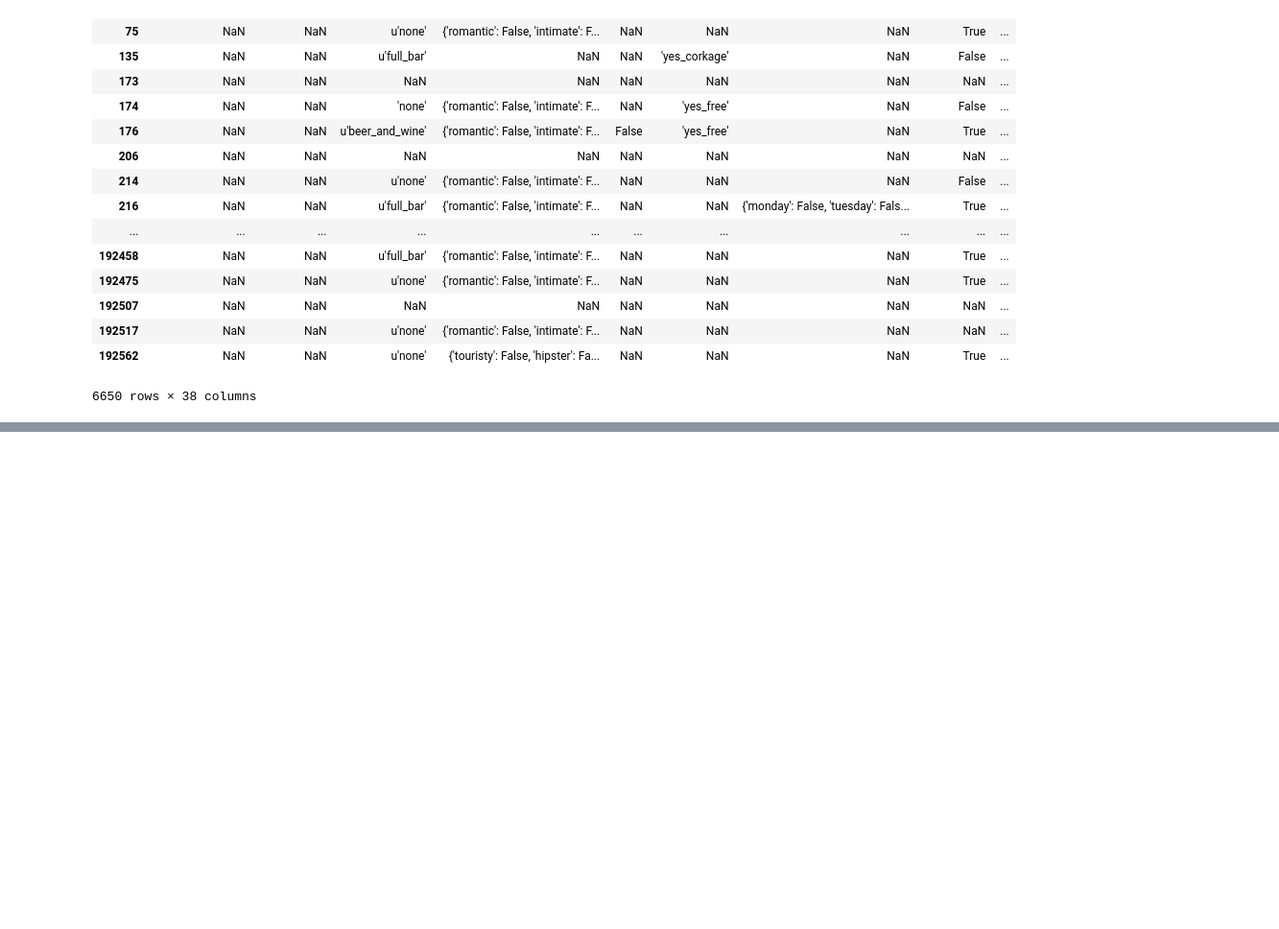
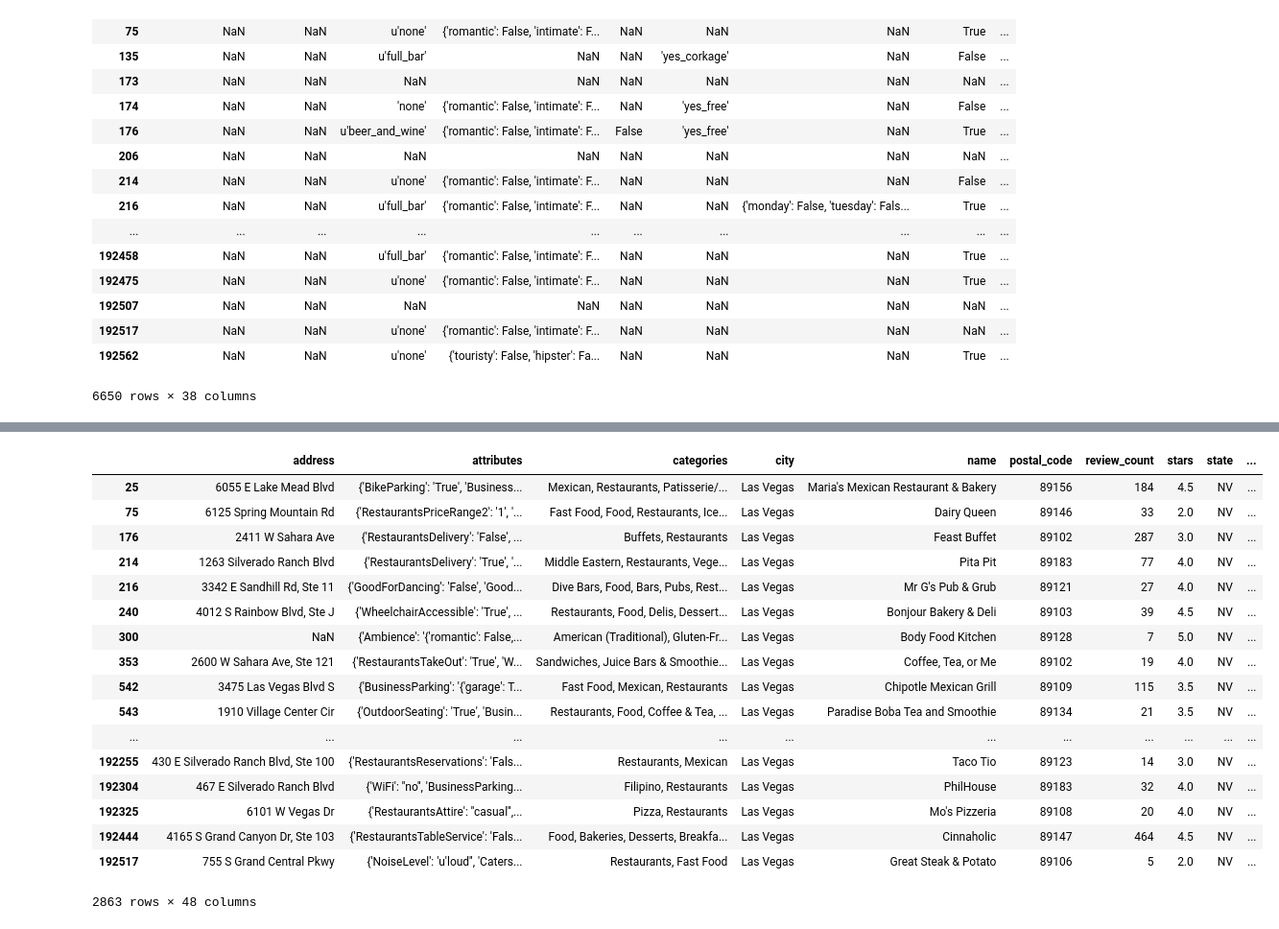
Before and after one commit to michelletran42/Yelp-Attributes-Health-Score, a Jupyter notebook: YelpRatingAnalysis.ipynb, the cells around one changed output, grey strips where cells are left out. Shown: that part at 96% size. Cells and saved outputs as stored; diff of their text form; code cells hidden in the pictures; blank space fills up the shorter version.

```diff
--- a/YelpRatingAnalysis.ipynb
+++ b/YelpRatingAnalysis.ipynb
@@ -91,0 +93,23 @@ df_attributes
+# %%
+# Create new df for restaurants between 1 and 2 dollar signs
+df_price_1to2 = df_combined.loc[df_combined['RestaurantsPriceRange2'] == ('1')]
+df_price_1to2
+# %% [output]
+|  | address | attributes | categories | city | name | postal_code | review_count | stars | state | ... |
+| 25 | 6055 E Lake Mead Blvd | {'BikeParking': 'True', 'Business... | Mexican, Restaurants, Patisserie/... | Las Vegas | Maria's Mexican Restaurant & Bakery | 89156 | 184 | 4.5 | NV | ... |
+| 75 | 6125 Spring Mountain Rd | {'RestaurantsPriceRange2': '1', '... | Fast Food, Food, Restaurants, Ice... | Las Vegas | Dairy Queen | 89146 | 33 | 2.0 | NV | ... |
+| 176 | 2411 W Sahara Ave | {'RestaurantsDelivery': 'False', ... | Buffets, Restaurants | Las Vegas | Feast Buffet | 89102 | 287 | 3.0 | NV | ... |
+| 214 | 1263 Silverado Ranch Blvd | {'RestaurantsDelivery': 'True', '... | Middle Eastern, Restaurants, Vege... | Las Vegas | Pita Pit | 89183 | 77 | 4.0 | NV | ... |
+| 216 | 3342 E Sandhill Rd, Ste 11 | {'GoodForDancing': 'False', 'Good... | Dive Bars, Food, Bars, Pubs, Rest... | Las Vegas | Mr G's Pub & Grub | 89121 | 27 | 4.0 | NV | ... |
+| 240 | 4012 S Rainbow Blvd, Ste J | {'WheelchairAccessible': 'True', ... | Restaurants, Food, Delis, Dessert... | Las Vegas | Bonjour Bakery & Deli | 89103 | 39 | 4.5 | NV | ... |
+| 300 | NaN | {'Ambience': '{'romantic': False,... | American (Traditional), Gluten-Fr... | Las Vegas | Body Food Kitchen | 89128 | 7 | 5.0 | NV | ... |
+| 353 | 2600 W Sahara Ave, Ste 121 | {'RestaurantsTakeOut': 'True', 'W... | Sandwiches, Juice Bars & Smoothie... | Las Vegas | Coffee, Tea, or Me | 89102 | 19 | 4.0 | NV | ... |
+| 542 | 3475 Las Vegas Blvd S | {'BusinessParking': '{'garage': T... | Fast Food, Mexican, Restaurants | Las Vegas | Chipotle Mexican Grill | 89109 | 115 | 3.5 | NV | ... |
+| 543 | 1910 Village Center Cir | {'OutdoorSeating': 'True', 'Busin... | Restaurants, Food, Coffee & Tea, ... | Las Vegas | Paradise Boba Tea and Smoothie | 89134 | 21 | 3.5 | NV | ... |
+| ... | ... | ... | ... | ... | ... | ... | ... | ... | ... | ... |
+| 192255 | 430 E Silverado Ranch Blvd, Ste 100 | {'RestaurantsReservations': 'Fals... | Restaurants, Mexican | Las Vegas | Taco Tio | 89123 | 14 | 3.0 | NV | ... |
+| 192304 | 467 E Silverado Ranch Blvd | {'WiFi': ''no'', 'BusinessParking... | Filipino, Restaurants | Las Vegas | PhilHouse | 89183 | 32 | 4.0 | NV | ... |
+| 192325 | 6101 W Vegas Dr | {'RestaurantsAttire': ''casual'',... | Pizza, Restaurants | Las Vegas | Mo's Pizzeria | 89108 | 20 | 4.0 | NV | ... |
+| 192444 | 4165 S Grand Canyon Dr, Ste 103 | {'RestaurantsTableService': 'Fals... | Food, Bakeries, Desserts, Breakfa... | Las Vegas | Cinnaholic | 89147 | 464 | 4.5 | NV | ... |
+| 192517 | 755 S Grand Central Pkwy | {'NoiseLevel': 'u'loud'', 'Caters... | Restaurants, Fast Food | Las Vegas | Great Steak & Potato | 89106 | 5 | 2.0 | NV | ... |
+2863 rows × 48 columns
```
Also changed, not shown: parts of 1 cell of this notebook.
